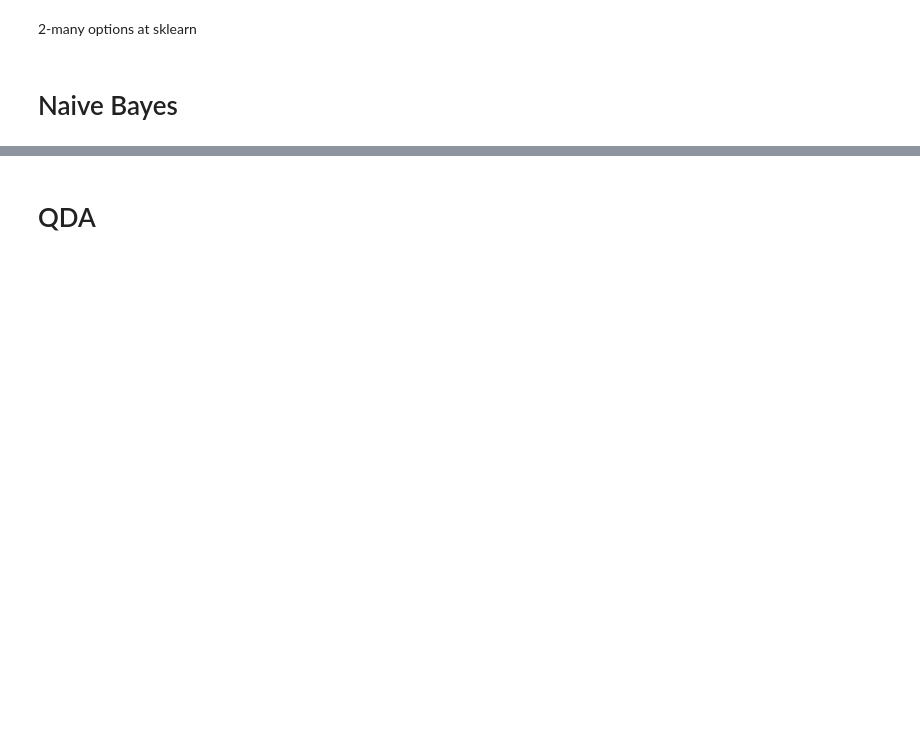
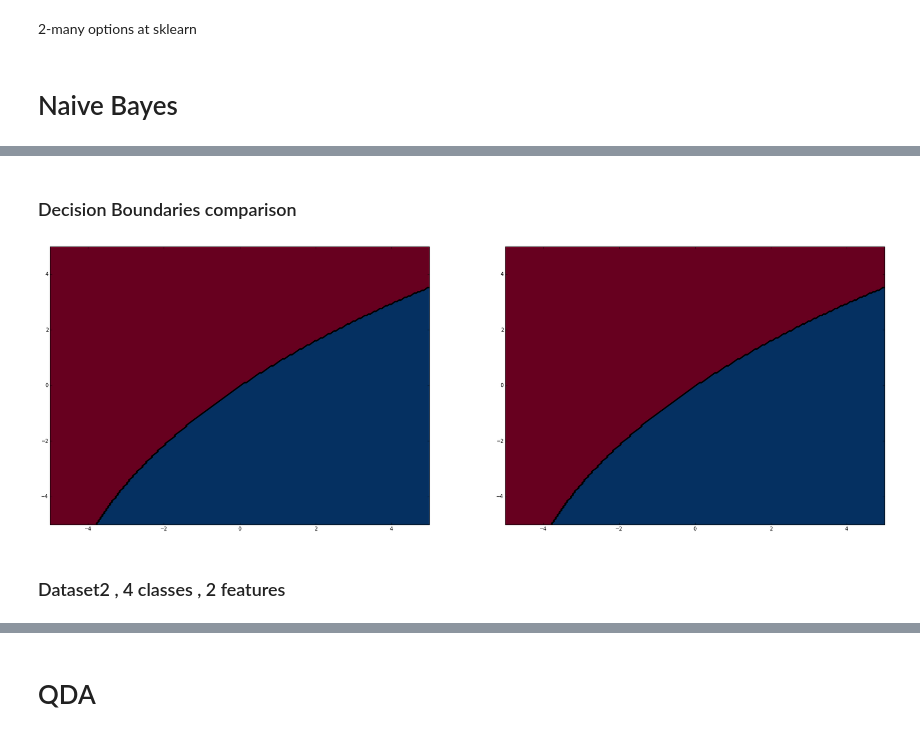
Before and after one commit to Hephaestus12/shogun_notebooks, a Jupyter notebook: Classifiers.ipynb, the cells around one changed output, grey strips where cells are left out. Drawn from its saved outputs; the diff is of its cells as text; code cells hidden in the pictures; blank space fills up the shorter version.

```diff
--- a/Classifiers.ipynb
+++ b/Classifiers.ipynb
@@ -148,3 +258,15 @@ print np.sum(labels1_test == sklearn_naive1.predict(feats1_test))/100.0
+# %% [markdown]
+### Decision Boundaries comparison
+# %%
+plt.figure(figsize=(30,10))
+plt.subplot(121)
+plot_model_sk(plt,sklearn_naive1,shogun_feats1_train.get_feature_matrix(),labels1_train)
+plt.subplot(122)
+plot_model(plt,shogun_naive1,shogun_feats1_train.get_feature_matrix(),labels1_train,fading=False)
+# %% [output]
+[figure, added]
+# %% [markdown]
+### Dataset2 , 4 classes , 2 features
 # %%
 shogun_naive2 = GaussianNaiveBayes()
 shogun_naive2.set_features(shogun_feats2_train)
```
Also changed, not shown: parts of 41 cells of this notebook.
